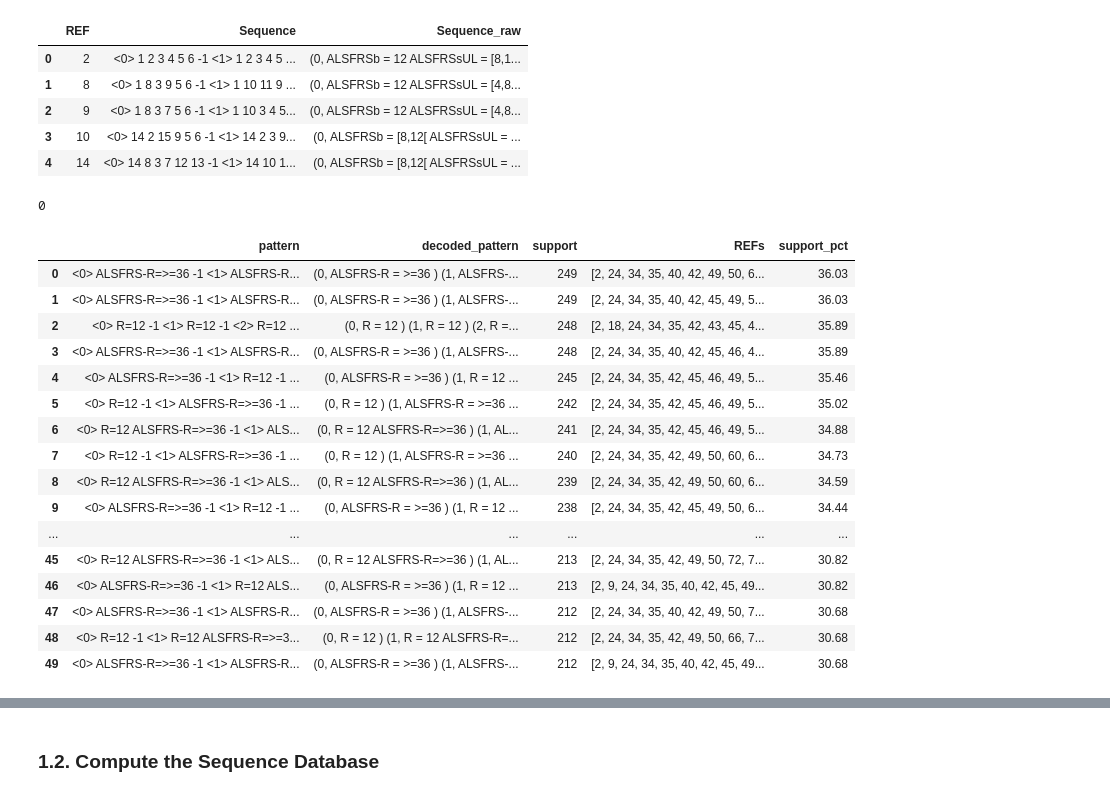
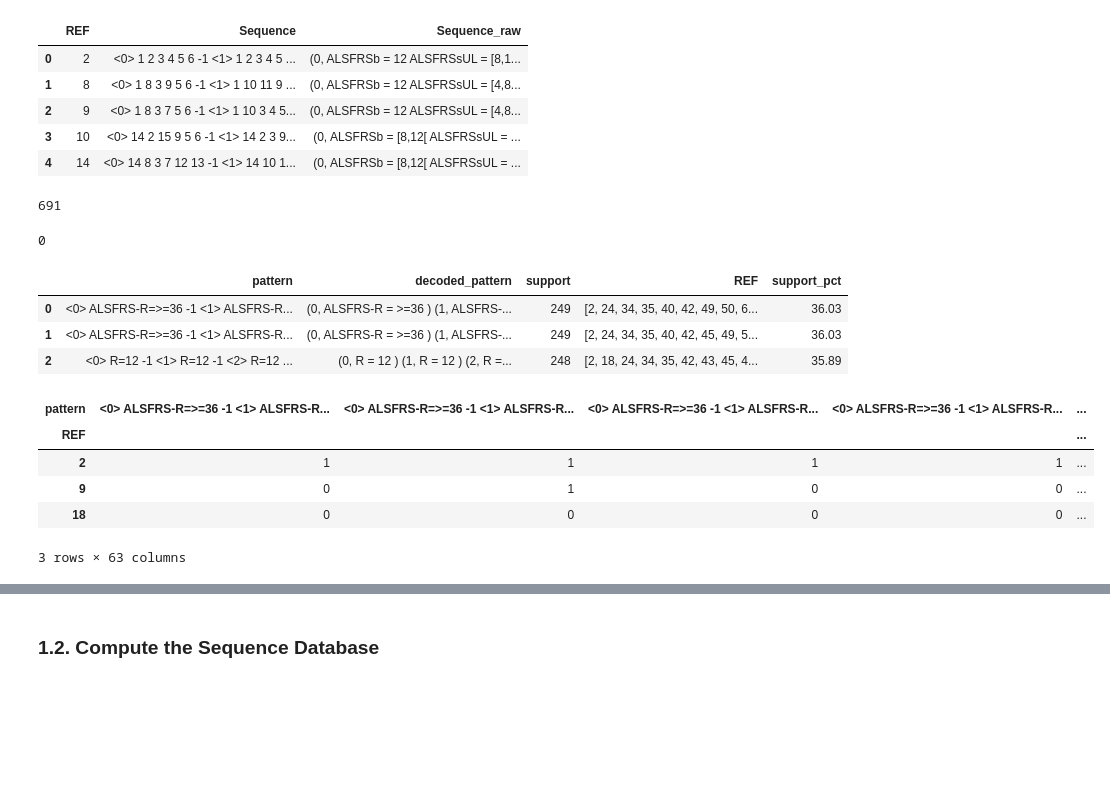
Before and after one commit to gabmeirinho/datamining, a Jupyter notebook: PD_202425_Project2.ipynb, the cells around one changed output, grey strips where cells are left out. Saved outputs shown, nothing was run; the diff lists cells and outputs as text; code cells hidden in the pictures; blank space fills up the shorter version.

```diff
--- a/PD_202425_Project2.ipynb
+++ b/PD_202425_Project2.ipynb
@@ -289,6 +299,10 @@ sequences.head()
 | 2 | 9 | <0> 1 8 3 7 5 6 -1 <1> 1 10 3 4 5... | (0, ALSFRSb = 12 ALSFRSsUL = [4,8... |
 | 3 | 10 | <0> 14 2 15 9 5 6 -1 <1> 14 2 3 9... | (0, ALSFRSb = [8,12[ ALSFRSsUL = ... |
 | 4 | 14 | <0> 14 8 3 7 12 13 -1 <1> 14 10 1... | (0, ALSFRSb = [8,12[ ALSFRSsUL = ... |
+# %%
+print(len(sequences))
+# %% [output]
+691
 # %%
 def save_sequences_and_map(sequences_df, mapping_str, filename):
     with open(filename, 'w', encoding='utf-8') as f:
@@ -358,7 +372,7 @@ with open('output.txt','r', encoding='utf-8') as f:
             'pattern':         enc_pattern,
             'decoded_pattern': decoded,
             'support':         support,
-            'REFs':            hits
+            'REF':            hits
         })
 
 df_matches = pd.DataFrame(pattern_records)
@@ -371,23 +385,10 @@ df_matches = df_matches.sort_values(            # sort by support desc
 total_sequences = len(sequences)
 
 df_matches['support_pct'] = (df_matches['support'] / total_sequences * 100).round(2)
-
-df_matches.head(50)
-# %% [output]
-|  | pattern | decoded_pattern | support | REFs | support_pct |
-| 0 | <0> ALSFRS-R=>=36 -1 <1> ALSFRS-R... | (0, ALSFRS-R = >=36 ) (1, ALSFRS-... | 249 | [2, 24, 34, 35, 40, 42, 49, 50, 6... | 36.03 |
-| 1 | <0> ALSFRS-R=>=36 -1 <1> ALSFRS-R... | (0, ALSFRS-R = >=36 ) (1, ALSFRS-... | 249 | [2, 24, 34, 35, 40, 42, 45, 49, 5... | 36.03 |
-| 2 | <0> R=12 -1 <1> R=12 -1 <2> R=12 ... | (0, R = 12 ) (1, R = 12 ) (2, R =... | 248 | [2, 18, 24, 34, 35, 42, 43, 45, 4... | 35.89 |
-| 3 | <0> ALSFRS-R=>=36 -1 <1> ALSFRS-R... | (0, ALSFRS-R = >=36 ) (1, ALSFRS-... | 248 | [2, 24, 34, 35, 40, 42, 45, 46, 4... | 35.89 |
-| 4 | <0> ALSFRS-R=>=36 -1 <1> R=12 -1 ... | (0, ALSFRS-R = >=36 ) (1, R = 12 ... | 245 | [2, 24, 34, 35, 42, 45, 46, 49, 5... | 35.46 |
-| 5 | <0> R=12 -1 <1> ALSFRS-R=>=36 -1 ... | (0, R = 12 ) (1, ALSFRS-R = >=36 ... | 242 | [2, 24, 34, 35, 42, 45, 46, 49, 5... | 35.02 |
-| 6 | <0> R=12 ALSFRS-R=>=36 -1 <1> ALS... | (0, R = 12 ALSFRS-R=>=36 ) (1, AL... | 241 | [2, 24, 34, 35, 42, 45, 46, 49, 5... | 34.88 |
-| 7 | <0> R=12 -1 <1> ALSFRS-R=>=36 -1 ... | (0, R = 12 ) (1, ALSFRS-R = >=36 ... | 240 | [2, 24, 34, 35, 42, 49, 50, 60, 6... | 34.73 |
-| 8 | <0> R=12 ALSFRS-R=>=36 -1 <1> ALS... | (0, R = 12 ALSFRS-R=>=36 ) (1, AL... | 239 | [2, 24, 34, 35, 42, 49, 50, 60, 6... | 34.59 |
-| 9 | <0> ALSFRS-R=>=36 -1 <1> R=12 -1 ... | (0, ALSFRS-R = >=36 ) (1, R = 12 ... | 238 | [2, 24, 34, 35, 42, 45, 49, 50, 6... | 34.44 |
-| ... | ... | ... | ... | ... | ... |
-| 45 | <0> R=12 ALSFRS-R=>=36 -1 <1> ALS... | (0, R = 12 ALSFRS-R=>=36 ) (1, AL... | 213 | [2, 24, 34, 35, 42, 49, 50, 72, 7... | 30.82 |
-| 46 | <0> ALSFRS-R=>=36 -1 <1> R=12 ALS... | (0, ALSFRS-R = >=36 ) (1, R = 12 ... | 213 | [2, 9, 24, 34, 35, 40, 42, 45, 49... | 30.82 |
-| 47 | <0> ALSFRS-R=>=36 -1 <1> ALSFRS-R... | (0, ALSFRS-R = >=36 ) (1, ALSFRS-... | 212 | [2, 24, 34, 35, 40, 42, 49, 50, 7... | 30.68 |
-| 48 | <0> R=12 -1 <1> R=12 ALSFRS-R=>=3... | (0, R = 12 ) (1, R = 12 ALSFRS-R=... | 212 | [2, 24, 34, 35, 42, 49, 50, 66, 7... | 30.68 |
-| 49 | <0> ALSFRS-R=>=36 -1 <1> ALSFRS-R... | (0, ALSFRS-R = >=36 ) (1, ALSFRS-... | 212 | [2, 9, 24, 34, 35, 40, 42, 45, 49... | 30.68 |
+# %%
+df_matches.head(3)
+# %% [output]
+|  | pattern | decoded_pattern | support | REF | support_pct |
+| 0 | <0> ALSFRS-R=>=36 -1 <1> ALSFRS-R... | (0, ALSFRS-R = >=36 ) (1, ALSFRS-... | 249 | [2, 24, 34, 35, 40, 42, 49, 50, 6... | 36.03 |
+| 1 | <0> ALSFRS-R=>=36 -1 <1> ALSFRS-R... | (0, ALSFRS-R = >=36 ) (1, ALSFRS-... | 249 | [2, 24, 34, 35, 40, 42, 45, 49, 5... | 36.03 |
+| 2 | <0> R=12 -1 <1> R=12 -1 <2> R=12 ... | (0, R = 12 ) (1, R = 12 ) (2, R =... | 248 | [2, 18, 24, 34, 35, 42, 43, 45, 4... | 35.89 |
@@ -393,0 +402,9 @@ df_matches.head(50)
+# %%
+binary_df.head(3)
+# %% [output]
+| pattern | <0> ALSFRS-R=>=36 -1 <1> ALSFRS-R... | <0> ALSFRS-R=>=36 -1 <1> ALSFRS-R... | <0> ALSFRS-R=>=36 -1 <1> ALSFRS-R... | <0> ALSFRS-R=>=36 -1 <1> ALSFRS-R... | ... |
+| REF |  |  |  |  | ... |
+| 2 | 1 | 1 | 1 | 1 | ... |
+| 9 | 0 | 1 | 0 | 0 | ... |
+| 18 | 0 | 0 | 0 | 0 | ... |
+3 rows × 63 columns
```
Also changed, not shown: parts of 10 cells of this notebook.
